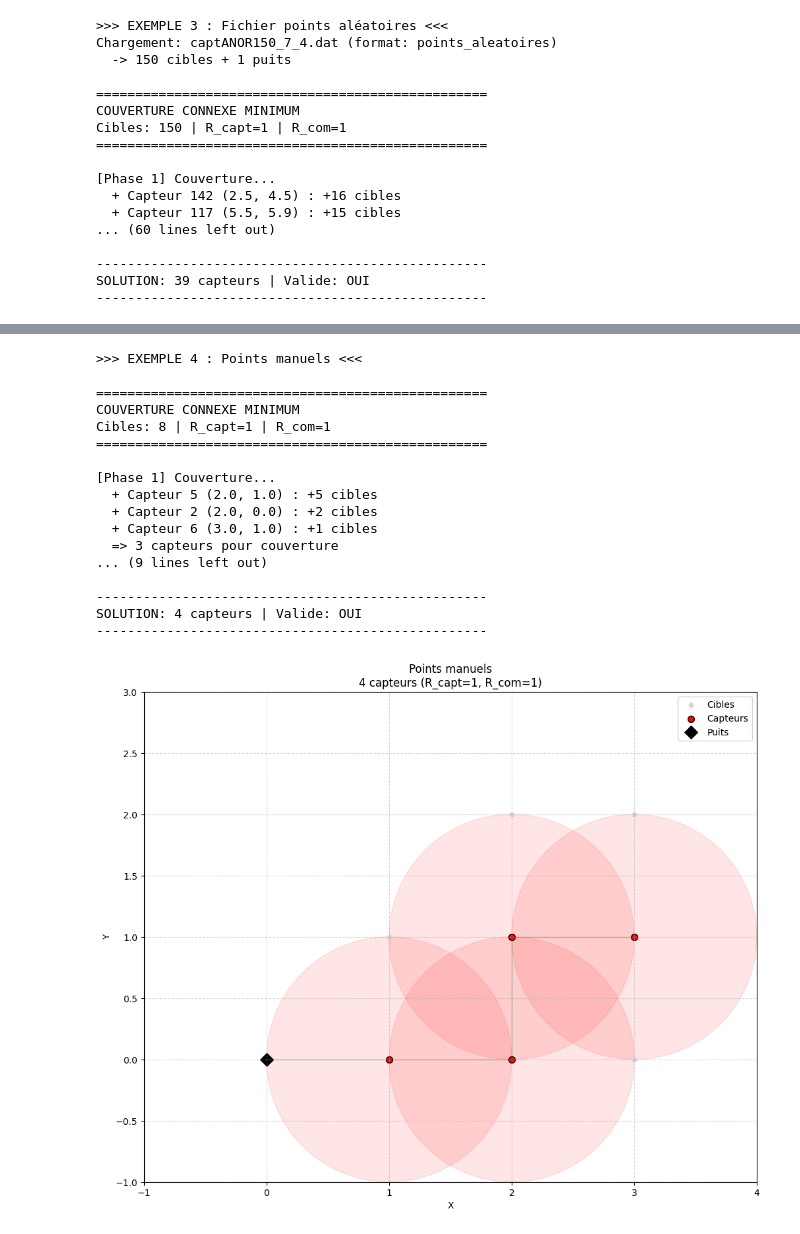
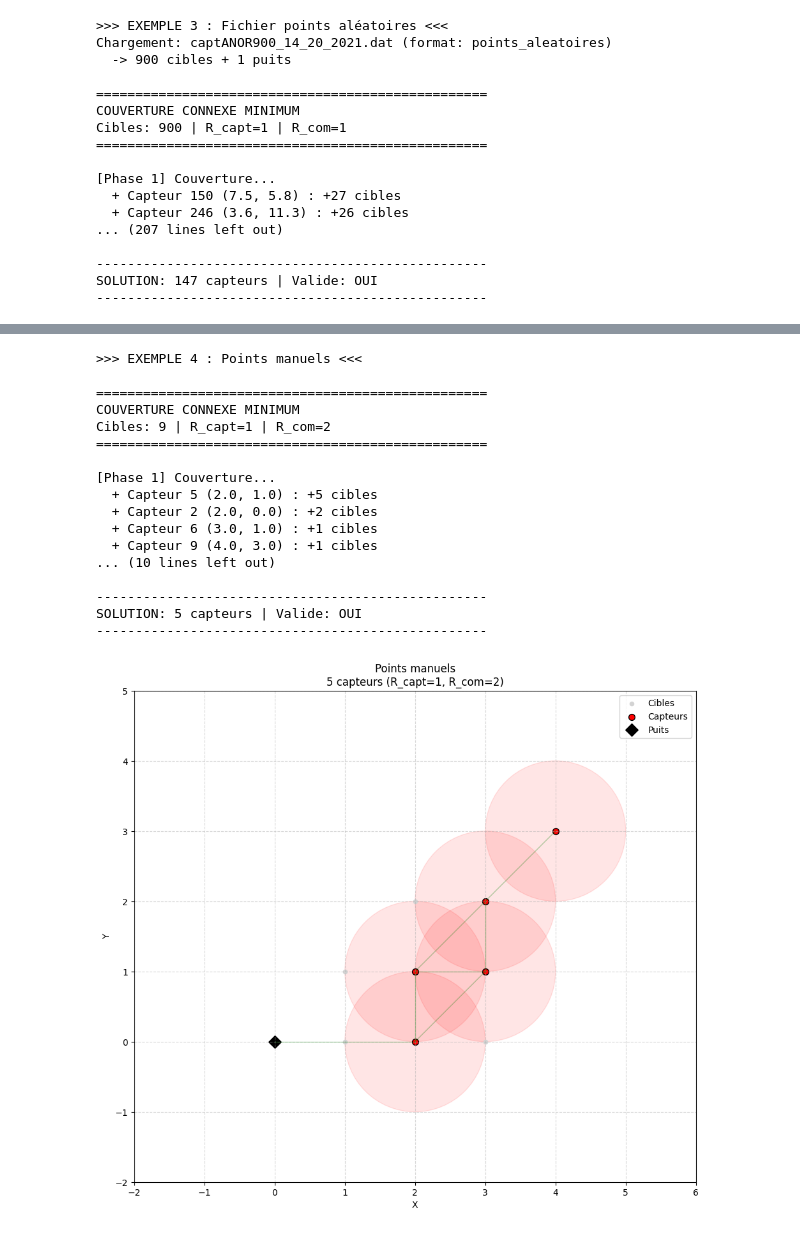
Before and after one commit to Bedis-Baccar/Optimal-Sensor-Placement, a Jupyter notebook: testy.ipynb, the cells around one changed output, grey strips where cells are left out. Drawn from its saved outputs; the diff is of its cells as text; code cells hidden in the pictures.

```diff
--- a/testy.ipynb
+++ b/testy.ipynb
@@ -497,7 +497,7 @@ if __name__ == "__main__":
     # -----------------------------------------------------------------
     # EXEMPLE 3 : Depuis un fichier de points aléatoires
     # -----------------------------------------------------------------
-    chemin_aleatoire = r"Projet de métaheuristiques - Instances cibles générées aléatoirement\captANOR150_7_4.dat"
+    chemin_aleatoire = r"Projet de métaheuristiques - Instances cibles générées aléatoirement\captANOR900_14_20_2021.dat"
     print("\n>>> EXEMPLE 3 : Fichier points aléatoires <<<")
     points_aleatoires = charger_instance(chemin_aleatoire)
     solution3, valide3 = resoudre(points_aleatoires, r_capt=1, r_com=1, titre="Points aléatoires")
@@ -517,8 +517,9 @@ if __name__ == "__main__":
         6: (3, 1),
         7: (2, 2),
         8: (3, 2),
+        9: (4, 3),
     }
-    solution4, valide4 = resoudre(points_manuels, r_capt=1, r_com=1, titre="Points manuels")
+    solution4, valide4 = resoudre(points_manuels, r_capt=1, r_com=2, titre="Points manuels")
 # %% [output]
 >>> EXEMPLE 1 : Grille 10x10 <<<
 Grille 10x10 générée (100 cibles)
@@ -557,19 +558,19 @@ SOLUTION: 46 capteurs | Valide: OUI
 --------------------------------------------------
 [figure]
 >>> EXEMPLE 3 : Fichier points aléatoires <<<
-Chargement: captANOR150_7_4.dat (format: points_aleatoires)
-  -> 150 cibles + 1 puits
+Chargement: captANOR900_14_20_2021.dat (format: points_aleatoires)
+  -> 900 cibles + 1 puits
 
 ==================================================
 COUVERTURE CONNEXE MINIMUM
-Cibles: 150 | R_capt=1 | R_com=1
+Cibles: 900 | R_capt=1 | R_com=1
 ==================================================
 
 [Phase 1] Couverture...
-  + Capteur 142 (2.5, 4.5) : +16 cibles
-  + Capteur 117 (5.5, 5.9) : +15 cibles
-... (60 lines left out)
+  + Capteur 150 (7.5, 5.8) : +27 cibles
+  + Capteur 246 (3.6, 11.3) : +26 cibles
+... (207 lines left out)
 
 --------------------------------------------------
-SOLUTION: 39 capteurs | Valide: OUI
+SOLUTION: 147 capteurs | Valide: OUI
 --------------------------------------------------
@@ -577,18 +578,18 @@ SOLUTION: 39 capteurs | Valide: OUI
 >>> EXEMPLE 4 : Points manuels <<<
 
 ==================================================
 COUVERTURE CONNEXE MINIMUM
-Cibles: 8 | R_capt=1 | R_com=1
+Cibles: 9 | R_capt=1 | R_com=2
 ==================================================
 
 [Phase 1] Couverture...
   + Capteur 5 (2.0, 1.0) : +5 cibles
   + Capteur 2 (2.0, 0.0) : +2 cibles
   + Capteur 6 (3.0, 1.0) : +1 cibles
-  => 3 capteurs pour couverture
-... (9 lines left out)
+  + Capteur 9 (4.0, 3.0) : +1 cibles
+... (10 lines left out)
 
 --------------------------------------------------
-SOLUTION: 4 capteurs | Valide: OUI
+SOLUTION: 5 capteurs | Valide: OUI
 --------------------------------------------------
-[figure, old version]
+[figure, new version]
```
Also changed, not shown: parts of 2 cells of this notebook, 1 other file.
